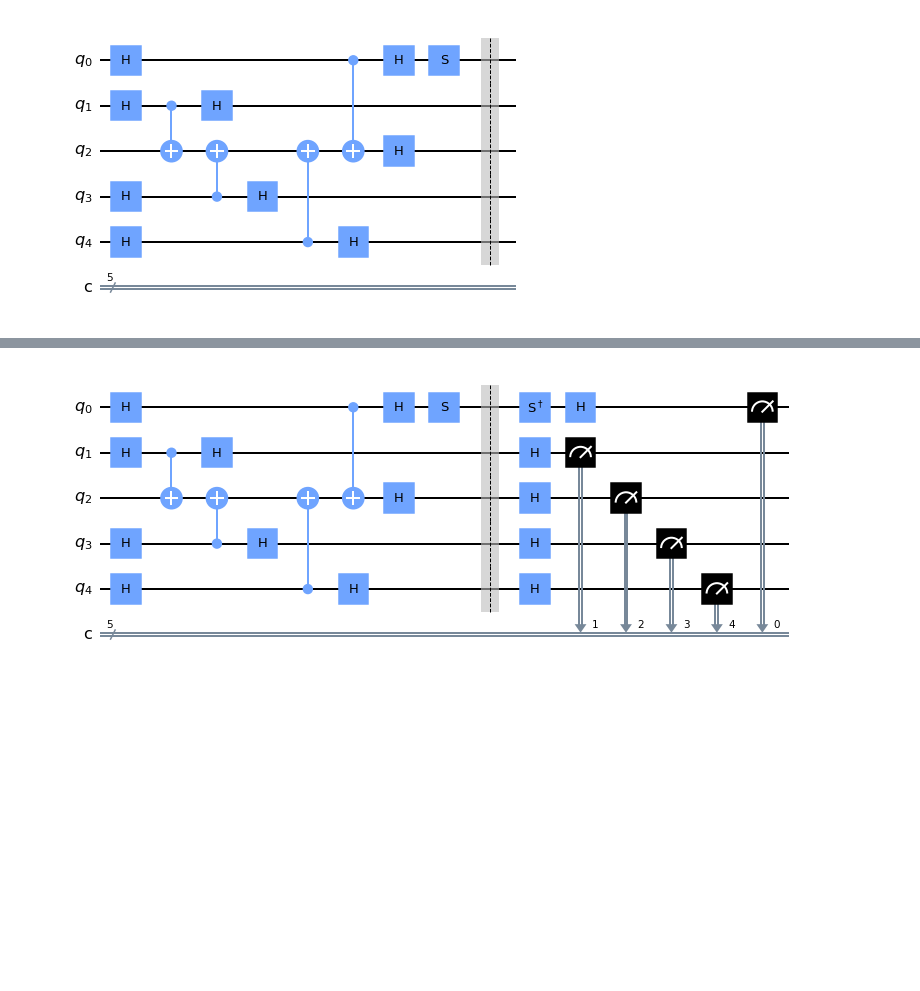
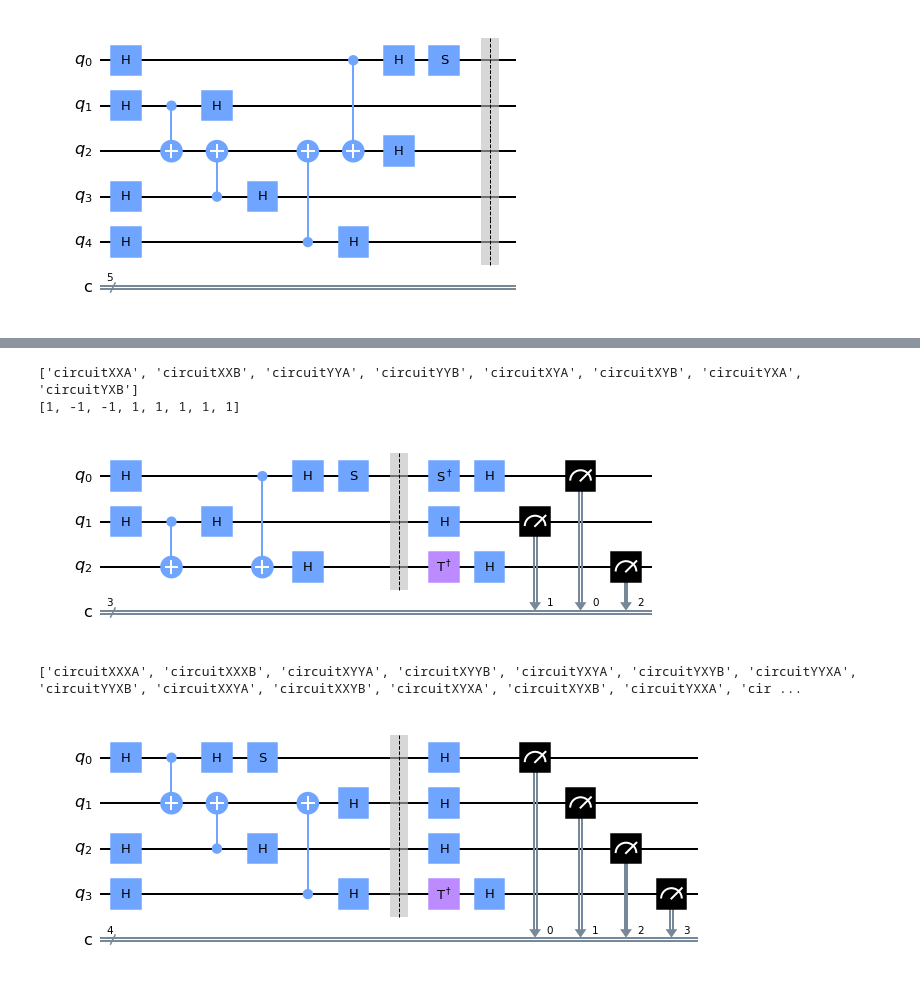
Before and after one commit to yagizgokce/MerminAndArdehaliTest, a Jupyter notebook: mermin.ipynb, the cells around one changed output, grey strips where cells are left out. Cells and saved outputs as stored; diff of their text form; code cells hidden in the pictures; blank space fills up the shorter version.

```diff
--- a/mermin.ipynb
+++ b/mermin.ipynb
@@ -160,4 +225,14 @@ circuits2[0].draw(output='mpl')
+# %%
+print(ardehali1_name)
+print(ardehali_coeff1)
+ardehali1[6].draw(output='mpl')
+# %% [output]
+['circuitXXA', 'circuitXXB', 'circuitYYA', 'circuitYYB', 'circuitXYA', 'circuitXYB', 'circuitYXA', 'circuitYXB']
+[1, -1, -1, 1, 1, 1, 1, 1]
+[figure, added]
 # %%
-circuits3[0].draw(output='mpl')
+print(ardehali2_name)
+ardehali2[0].draw(output='mpl')
 # %% [output]
+['circuitXXXA', 'circuitXXXB', 'circuitXYYA', 'circuitXYYB', 'circuitYXYA', 'circuitYXYB', 'circuitYYXA', 'circuitYYXB', 'circuitXXYA', 'circuitXXYB', 'circuitXYXA', 'circuitXYXB', 'circuitYXXA', 'cir ...
-[figure, old version]
+[figure, new version]
```
Also changed, not shown: parts of 21 cells of this notebook.
